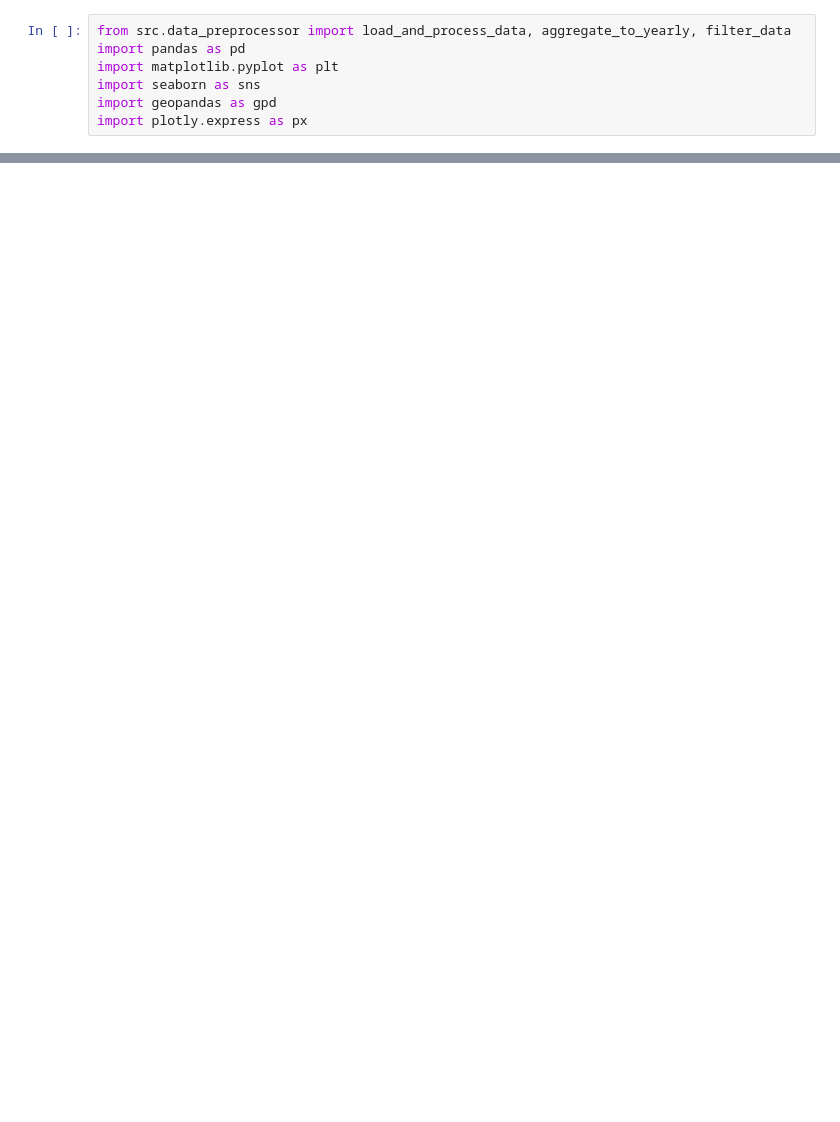
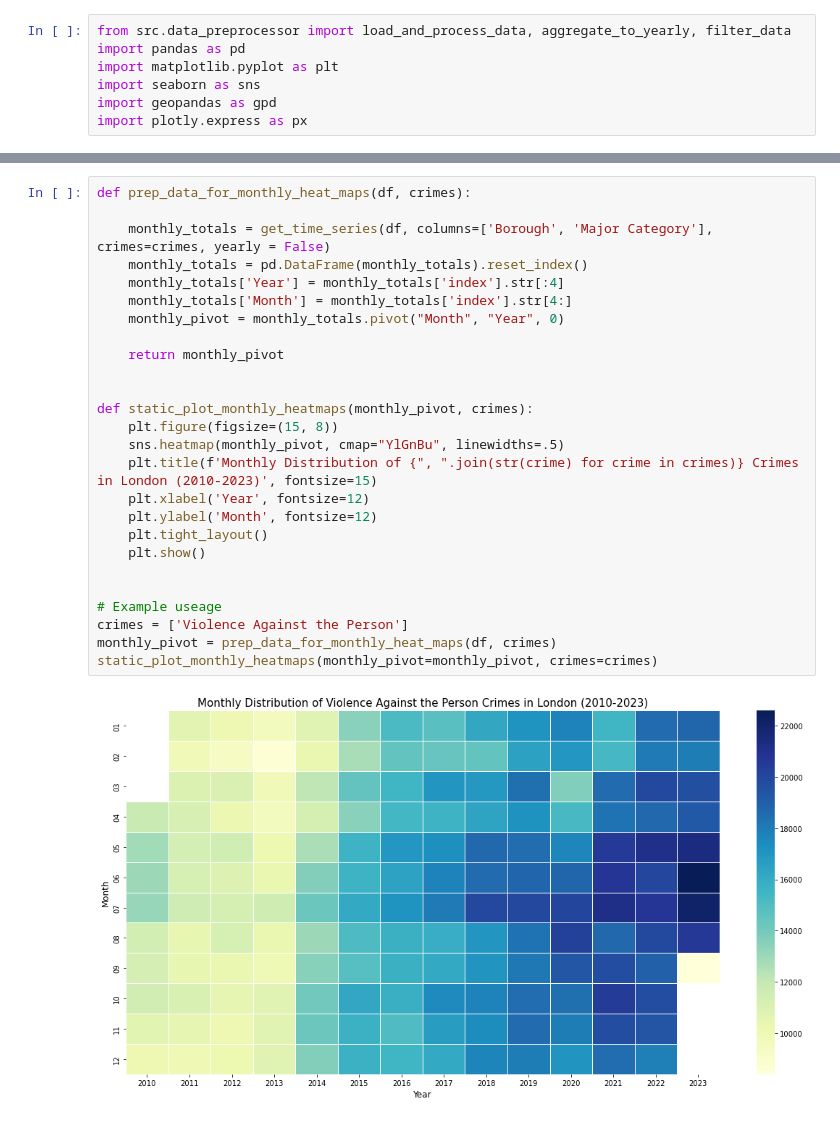
Before and after one commit to adilsaid64/london-crime, a Jupyter notebook: time-series-plots.ipynb, the cells around one changed output, grey strips where cells are left out. Cells and saved outputs as stored; diff of their text form; blank space fills up the shorter version.

```diff
--- a/time-series-plots.ipynb
+++ b/time-series-plots.ipynb
@@ -128,0 +137,28 @@ fig.show()
+# %%
+def prep_data_for_monthly_heat_maps(df, crimes):
+
+    monthly_totals = get_time_series(df, columns=['Borough', 'Major Category'], crimes=crimes, yearly = False)
+    monthly_totals = pd.DataFrame(monthly_totals).reset_index()
+    monthly_totals['Year'] = monthly_totals['index'].str[:4]
+    monthly_totals['Month'] = monthly_totals['index'].str[4:]
+    monthly_pivot = monthly_totals.pivot("Month", "Year", 0)
+
+    return monthly_pivot
+
+
+def static_plot_monthly_heatmaps(monthly_pivot, crimes):
+    plt.figure(figsize=(15, 8))
+    sns.heatmap(monthly_pivot, cmap="YlGnBu", linewidths=.5)
+    plt.title(f'Monthly Distribution of {", ".join(str(crime) for crime in crimes)} Crimes in London (2010-2023)', fontsize=15)
+    plt.xlabel('Year', fontsize=12)
+    plt.ylabel('Month', fontsize=12)
+    plt.tight_layout()
+    plt.show()
+
+
+# Example useage
+crimes = ['Violence Against the Person']
+monthly_pivot = prep_data_for_monthly_heat_maps(df, crimes)
+static_plot_monthly_heatmaps(monthly_pivot=monthly_pivot, crimes=crimes)
+# %% [output]
+[figure, added]
```
Also changed, not shown: parts of 8 cells of this notebook, 6 other files.
